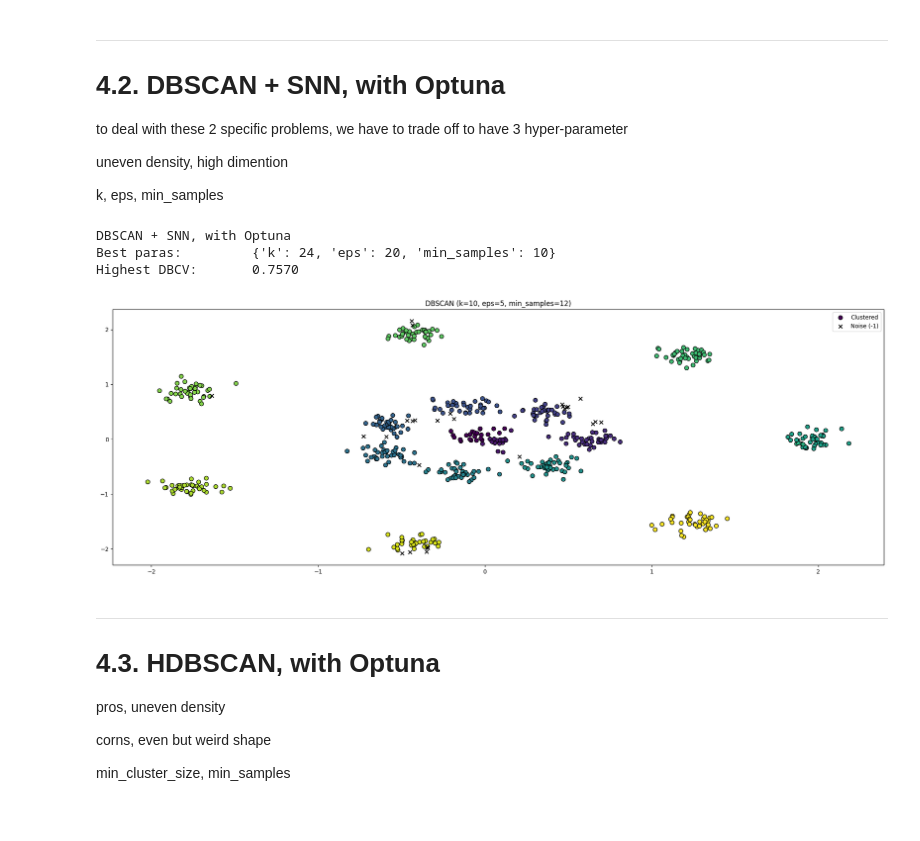
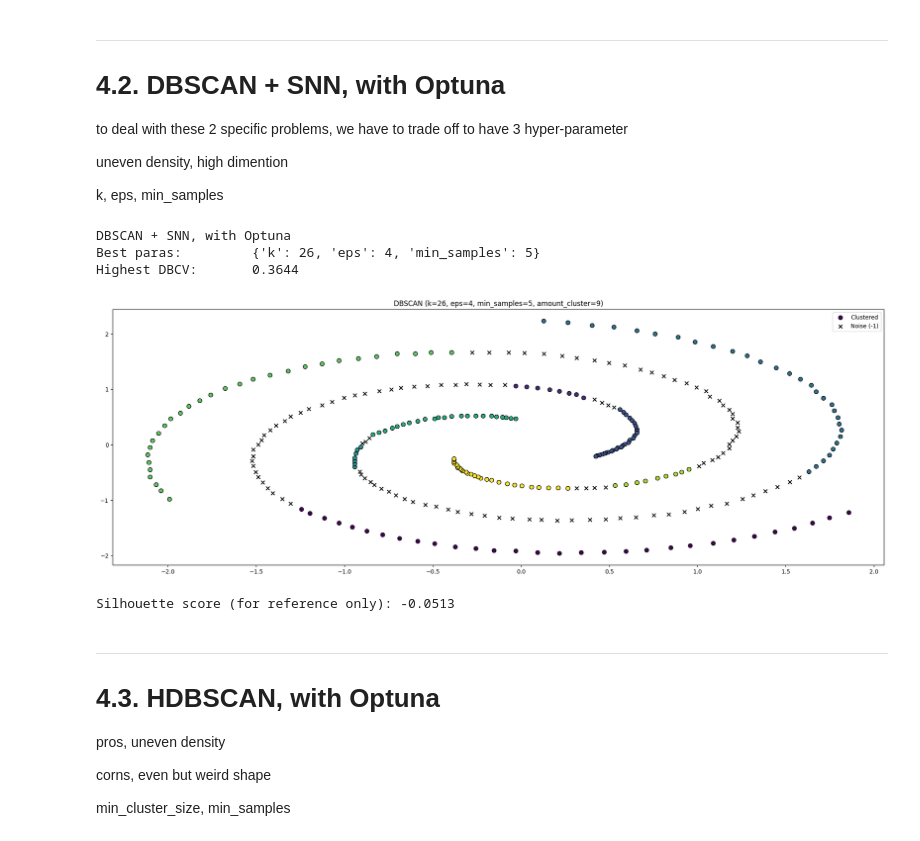
Before and after one commit to RaphaFang/sdu-ds-2026-spring, a Jupyter notebook: 804_data_mining/project_1/DBSCAN.ipynb, the cells around one changed output. Cells and saved outputs as stored; diff of their text form; code cells hidden in the pictures.

```diff
--- a/804_data_mining/project_1/DBSCAN.ipynb
+++ b/804_data_mining/project_1/DBSCAN.ipynb
@@ -58,7 +58,7 @@ def load_data(x):
     X_scaled = scaler.fit_transform(X_d)
 
     return X_scaled, y_true
-X_scaled, y_true = load_data("r15")
+X_scaled, y_true = load_data("spiral")
 # %% [markdown]
 ---
 # 3. fit in DBSCAN, and set ipywidgets for simple dashboard
@@ -186,48 +192,54 @@ def objective(trial):
         return -1.0
 
 study = optuna.create_study(direction="maximize")
-study.optimize(objective, n_trials=50)
+study.optimize(objective, n_trials=5000)
 
 print("DBSCAN + SNN, with Optuna")
 print(f"Best paras:         {study.best_params}")
 print(f"Highest DBCV:       {study.best_value:.4f}")
 # %% [output]
 DBSCAN + SNN, with Optuna
-Best paras:         {'k': 24, 'eps': 20, 'min_samples': 10}
-Highest DBCV:       0.7570
+Best paras:         {'k': 26, 'eps': 4, 'min_samples': 5}
+Highest DBCV:       0.3644
 # %%
 def labels_and_plot_dbscan_snn(k,eps,min_samples,X_scaled):
     nn = NearestNeighbors(n_neighbors=k)
     nn.fit(X_scaled)
     graph = nn.kneighbors_graph(X_scaled, mode='connectivity')  # the connectivity here, will the amount of k neighbors, making a set of each member who contained or not eg. {0,1,0}
 
     snn_similarity = (graph @ graph.T).toarray() # the amount of common friends for each dot
     snn_distance = k - snn_similarity
 
     dbscan_snn = DBSCAN(eps=eps, min_samples=min_samples, metric='precomputed')
     labels = dbscan_snn.fit_predict(snn_distance)
+
+    amount_cluster = int(max(labels)) +1
 
     is_noise = (labels == -1)
     is_cluster = (labels != -1)
 
     plt.figure(figsize=(24, 8))
 
     plt.scatter(X_scaled[is_cluster, 0],
                 X_scaled[is_cluster, 1],
                 c=labels[is_cluster], cmap='viridis', s=50, edgecolor='k', label='Clustered')
 
     plt.scatter(X_scaled[is_noise, 0],
                 X_scaled[is_noise, 1],
                 c='black', marker='x', s=40, label='Noise (-1)')
 
-    plt.title(f"DBSCAN (k={k}, eps={eps}, min_samples={min_samples})")
+    plt.title(f"DBSCAN (k={k}, eps={eps}, min_samples={min_samples}, amount_cluster={amount_cluster})")
     plt.legend()
     plt.show()
 
     return labels
-dbscan_snn_labels = labels_and_plot_dbscan_snn(10,5,12, X_scaled)
+dbscan_snn_labels = labels_and_plot_dbscan_snn(26,4,5, X_scaled)
+
+sil_score = silhouette_score(X_scaled, dbscan_snn_labels)
+print(f"Silhouette score (for reference only): {sil_score:.4f}")
 # %% [output]
-[figure, old version]
+[figure, new version]
+Silhouette score (for reference only): -0.0513
 # %% [markdown]
 ----
 # 4.3. HDBSCAN, with Optuna
```
Also changed, not shown: parts of 8 cells of this notebook, 2 other files.
